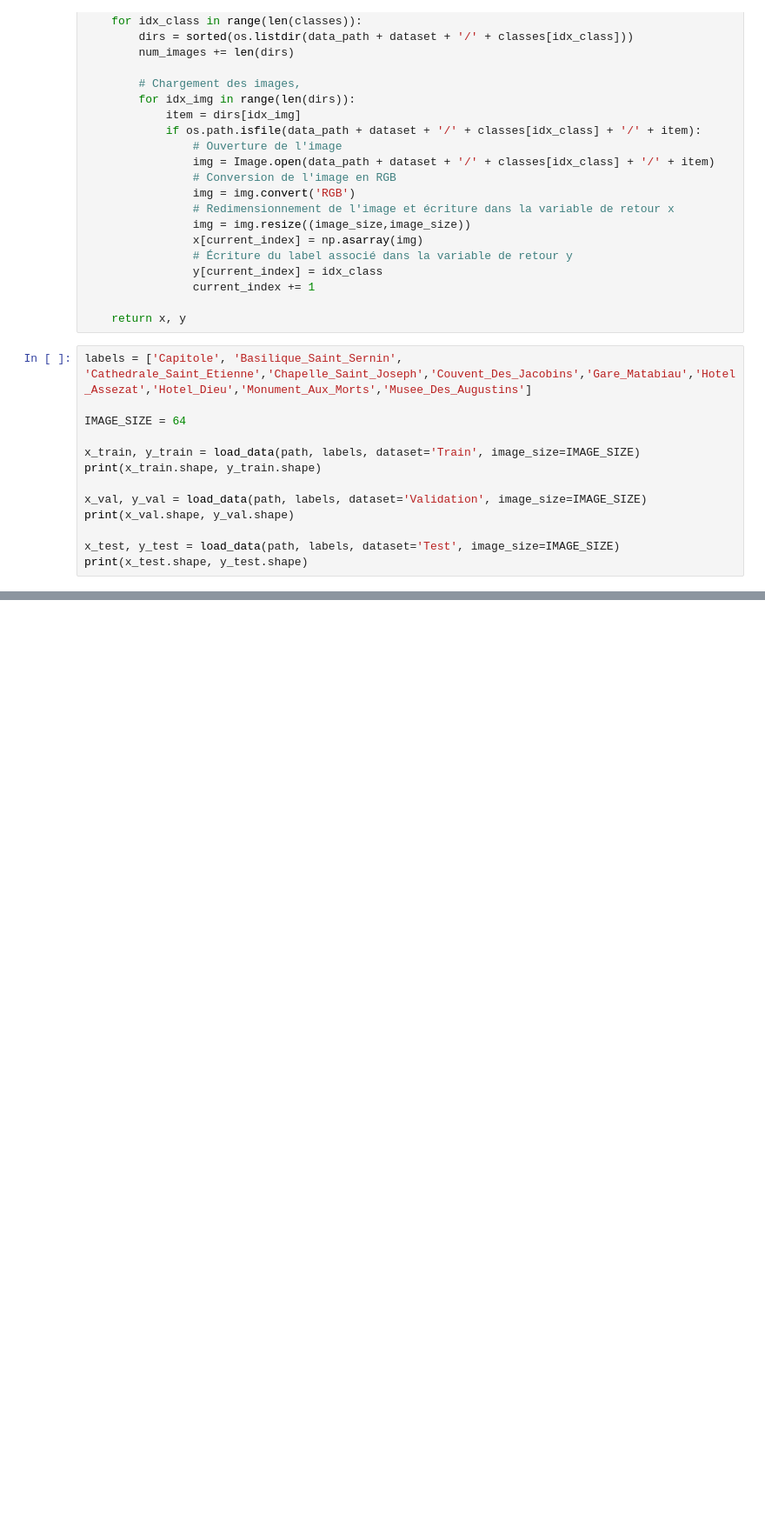
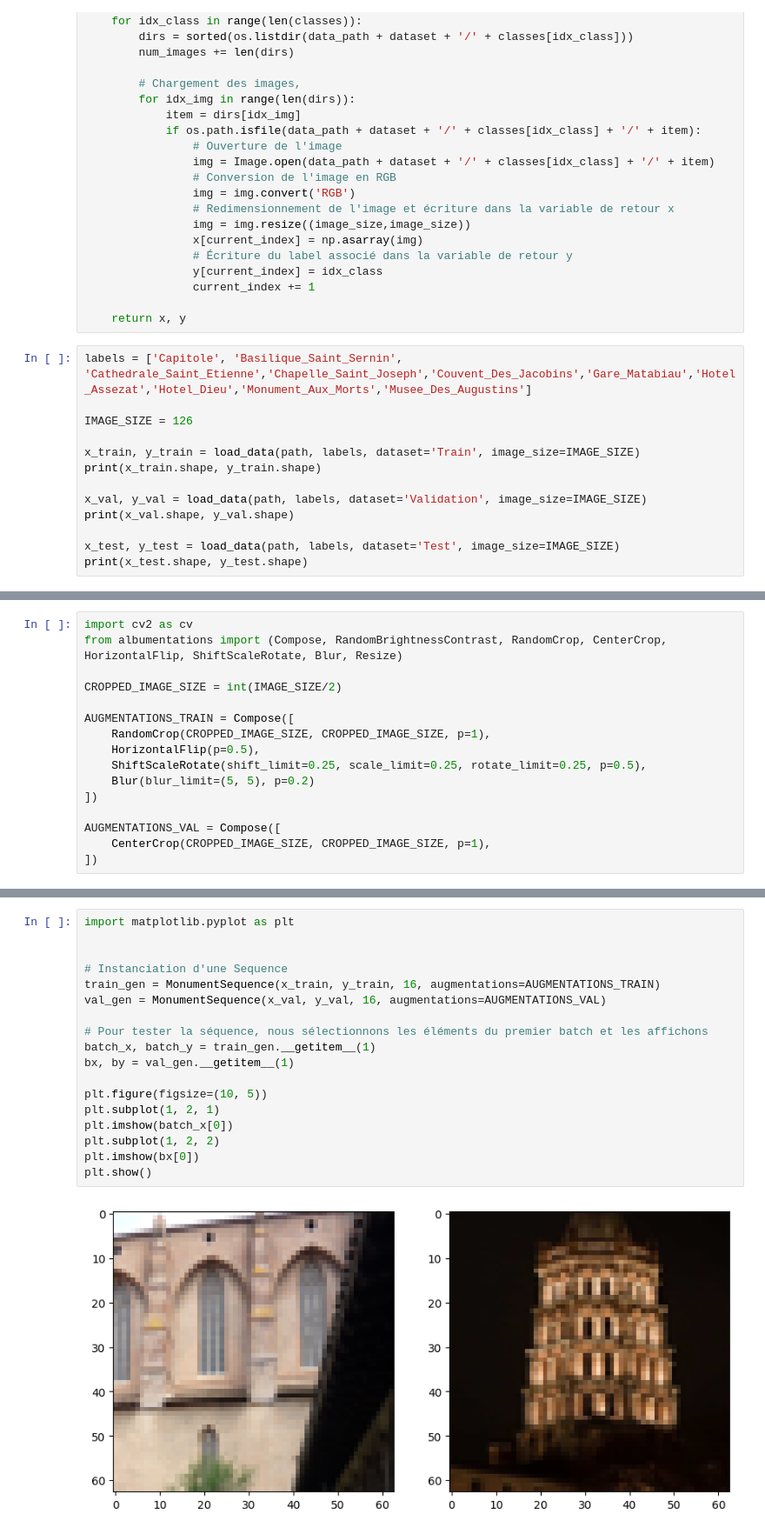
Before and after one commit to tom38110/Apprentissage-profond, a Jupyter notebook: Script.ipynb, the cells around one changed output, grey strips where cells are left out. Shown at 87% size. Cells and saved outputs as stored; diff of their text form; blank space fills up the shorter version.

```diff
--- a/Script.ipynb
+++ b/Script.ipynb
@@ -57,7 +60,7 @@ def load_data(data_path, classes, dataset='Train', image_size=64):
 # %%
 labels = ['Capitole', 'Basilique_Saint_Sernin', 'Cathedrale_Saint_Etienne','Chapelle_Saint_Joseph','Couvent_Des_Jacobins','Gare_Matabiau','Hotel_Assezat','Hotel_Dieu','Monument_Aux_Morts','Musee_Des_Augustins']
 
-IMAGE_SIZE = 64
+IMAGE_SIZE = 126
 
 x_train, y_train = load_data(path, labels, dataset='Train', image_size=IMAGE_SIZE)
 print(x_train.shape, y_train.shape)
@@ -89,0 +222,16 @@ plt.show()
+# %%
+import cv2 as cv
+from albumentations import (Compose, RandomBrightnessContrast, RandomCrop, CenterCrop, HorizontalFlip, ShiftScaleRotate, Blur, Resize)
+
+CROPPED_IMAGE_SIZE = int(IMAGE_SIZE/2)
+
+AUGMENTATIONS_TRAIN = Compose([
+    RandomCrop(CROPPED_IMAGE_SIZE, CROPPED_IMAGE_SIZE, p=1),
+    HorizontalFlip(p=0.5),
+    ShiftScaleRotate(shift_limit=0.25, scale_limit=0.25, rotate_limit=0.25, p=0.5),
+    Blur(blur_limit=(5, 5), p=0.2)
+])
+
+AUGMENTATIONS_VAL = Compose([
+    CenterCrop(CROPPED_IMAGE_SIZE, CROPPED_IMAGE_SIZE, p=1),
+])
@@ -89,0 +289,20 @@ plt.show()
+# %%
+import matplotlib.pyplot as plt
+
+
+# Instanciation d'une Sequence
+train_gen = MonumentSequence(x_train, y_train, 16, augmentations=AUGMENTATIONS_TRAIN)
+val_gen = MonumentSequence(x_val, y_val, 16, augmentations=AUGMENTATIONS_VAL)
+
+# Pour tester la séquence, nous sélectionnons les éléments du premier batch et les affichons
+batch_x, batch_y = train_gen.__getitem__(1)
+bx, by = val_gen.__getitem__(1)
+
+plt.figure(figsize=(10, 5))
+plt.subplot(1, 2, 1)
+plt.imshow(batch_x[0])
+plt.subplot(1, 2, 2)
+plt.imshow(bx[0])
+plt.show()
+# %% [output]
+[figure, added]
```
Also changed, not shown: parts of 23 cells of this notebook.
